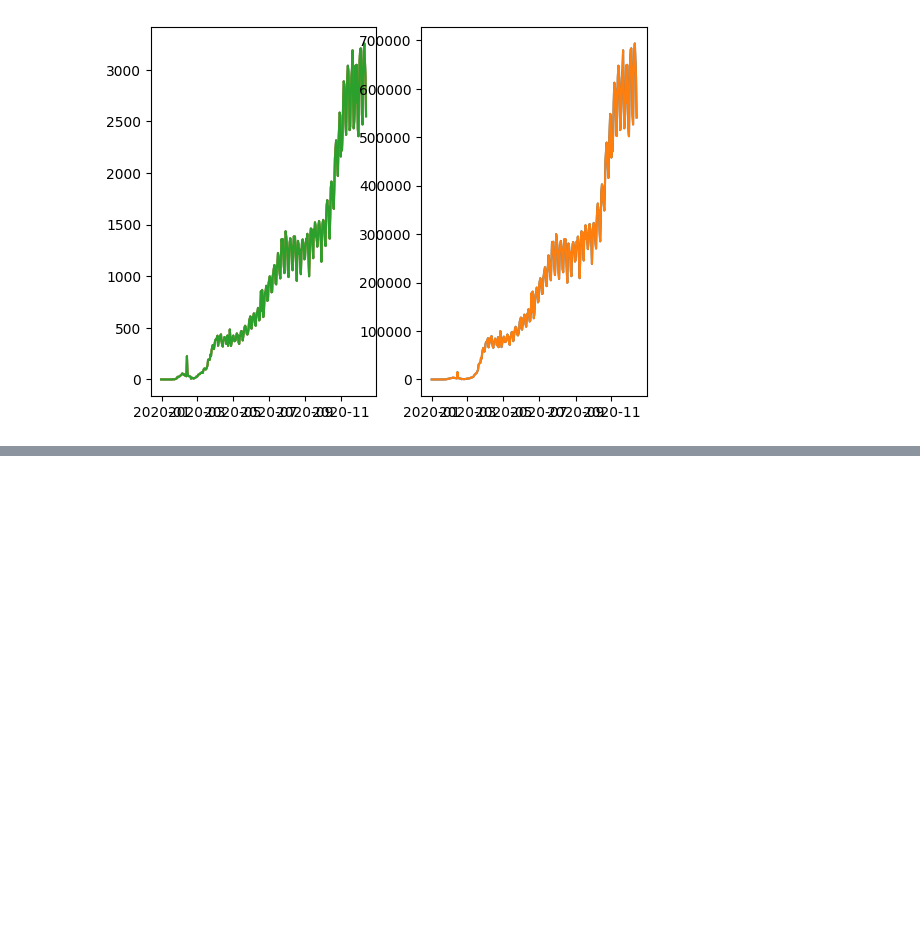
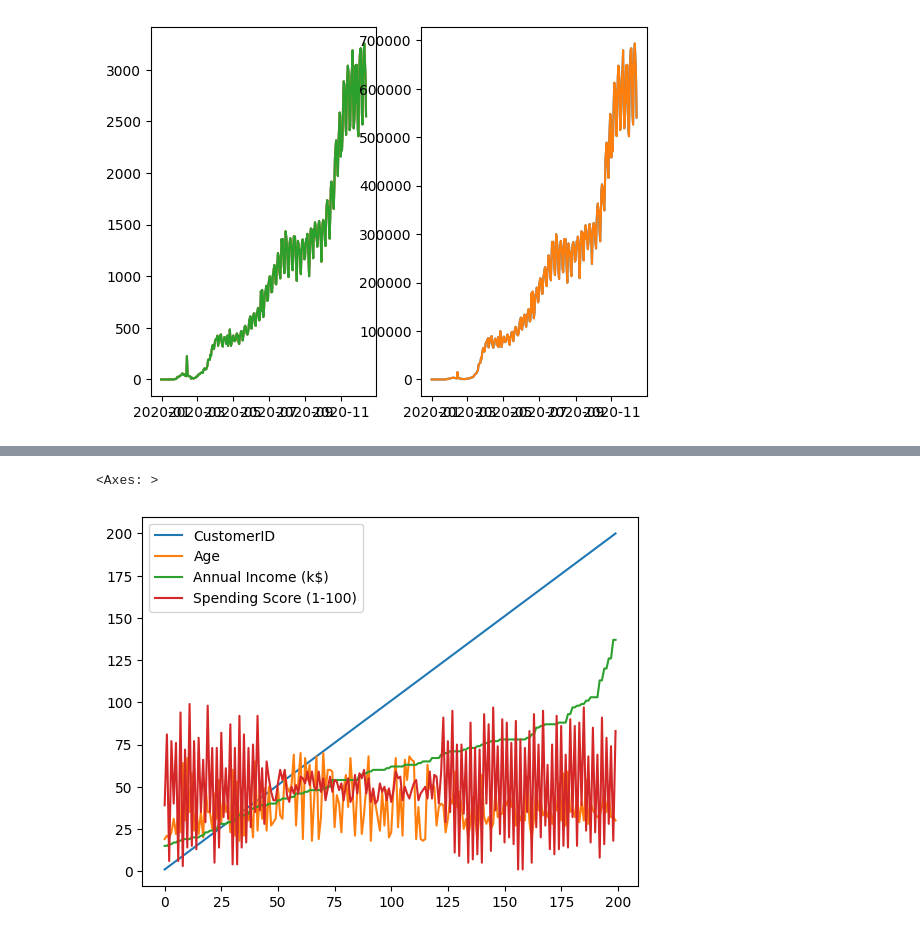
Before and after one commit to python-developer-algebra-klujic/pyds-ponavljanje, a Jupyter notebook: 4_vjezba_uvod_matplotlib.ipynb, the cells around one changed output, grey strips where cells are left out. Cells and saved outputs as stored; diff of their text form; code cells hidden in the pictures; blank space fills up the shorter version.

```diff
--- a/4_vjezba_uvod_matplotlib.ipynb
+++ b/4_vjezba_uvod_matplotlib.ipynb
@@ -180,0 +183,3 @@ okvir
+# %%
+mall_customers_df = pd.read_csv('data/mall_customers.csv')
+mall_customers_df
@@ -180,0 +200,5 @@ okvir
+# %%
+mall_customers_df.plot()
+# %% [output]
+<Axes: >
+[figure, added]
```
Also changed, not shown: parts of 9 cells of this notebook.
